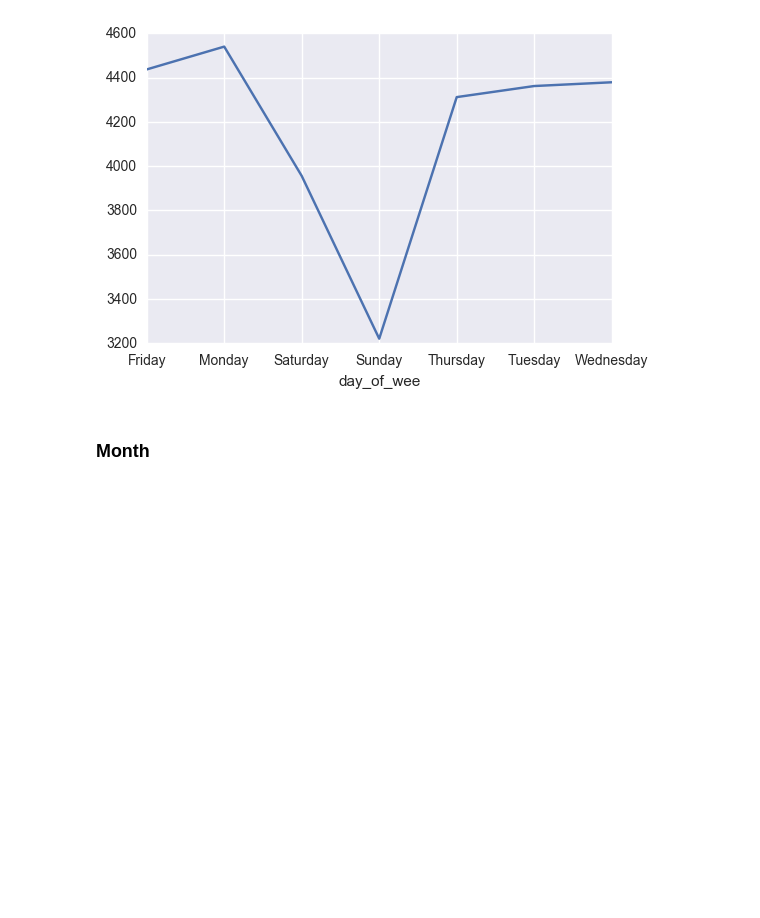
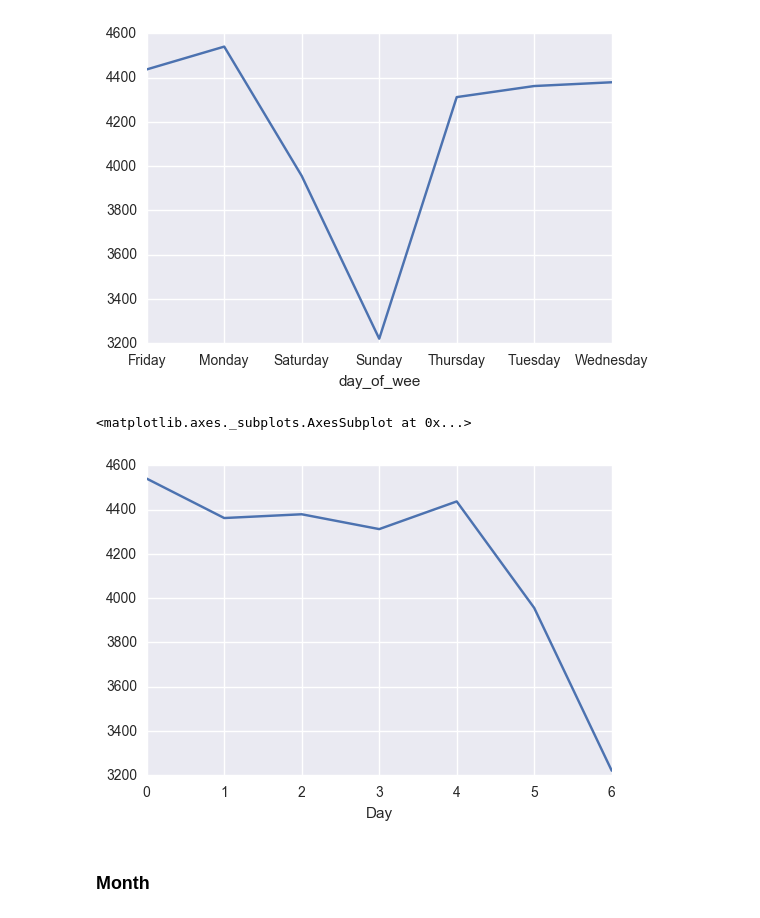
Before and after one commit to akell47/DataSciCourse, a Jupyter notebook: projects/final-projects/IncidentTimeSeries.ipynb, the cells around one changed output. Cells and saved outputs as stored; diff of their text form; code cells hidden in the pictures; blank space fills up the shorter version.

```diff
--- a/projects/final-projects/IncidentTimeSeries.ipynb
+++ b/projects/final-projects/IncidentTimeSeries.ipynb
@@ -284,6 +290,11 @@ dfM2['Theft'].groupby(dfM2["day_of_wee"]).sum().plot()
 # %% [output]
 <matplotlib.axes._subplots.AxesSubplot at 0x...>
 [figure]
+# %%
+dfM2['Theft'].groupby(dfM2["Day"]).sum().plot()
+# %% [output]
+<matplotlib.axes._subplots.AxesSubplot at 0x...>
+[figure, added]
 # %% [markdown]
 ### Month
 # %% [markdown]
```
Also changed, not shown: parts of 24 cells of this notebook, 4 other files.
